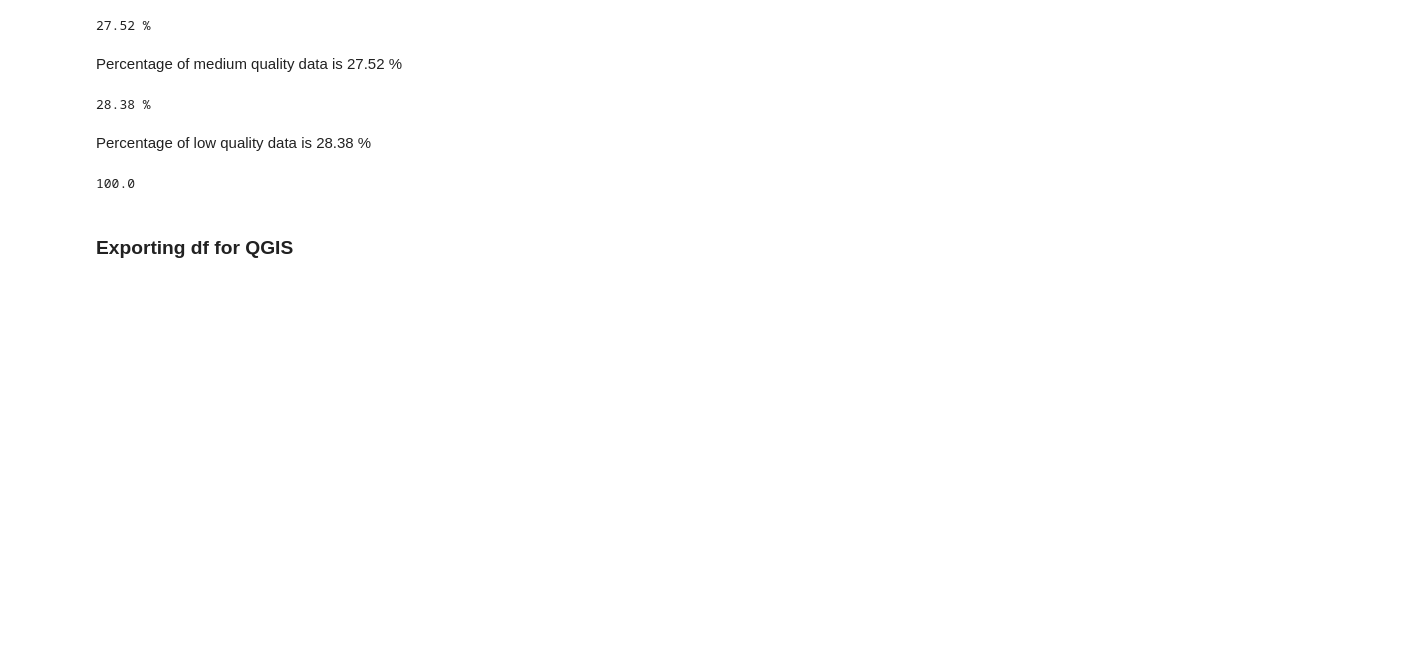
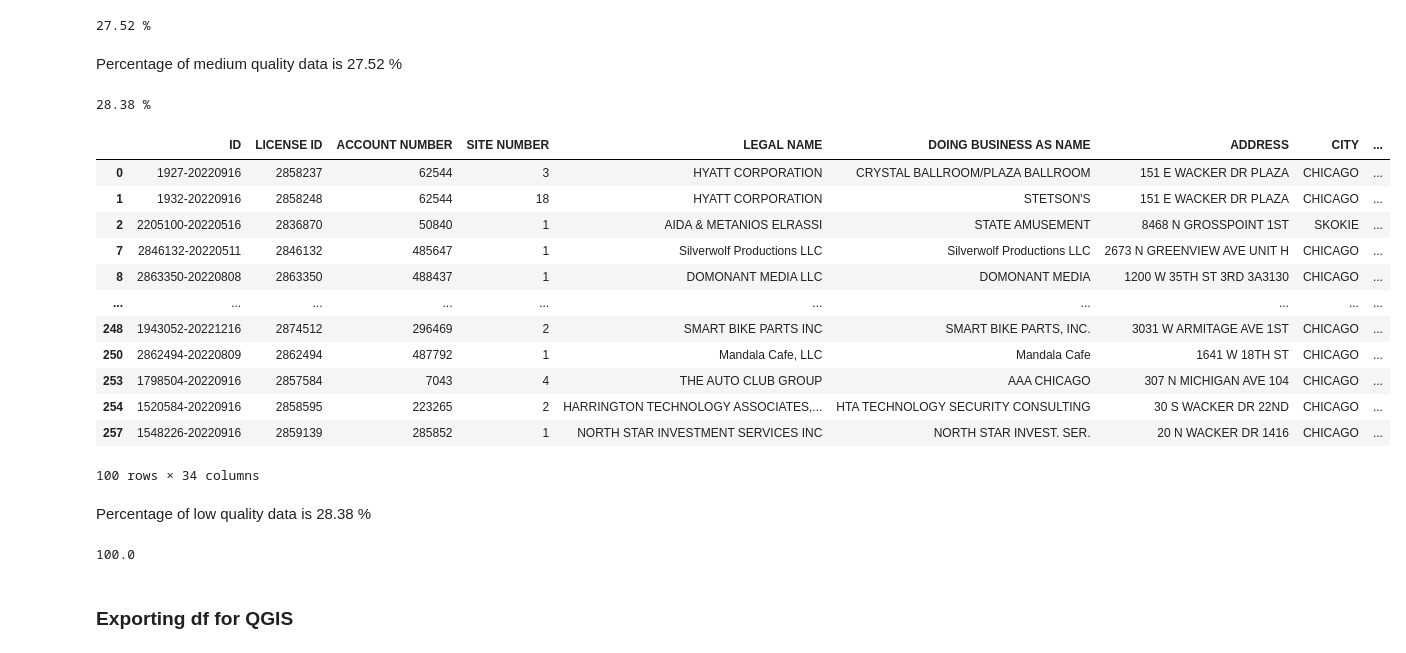
Before and after one commit to lhrustemov1/Data-Analysis-Chicago, a Jupyter notebook: Data-Analysis-Chicago.ipynb, the cells around one changed output. Drawn from its saved outputs; the diff is of its cells as text; code cells hidden in the pictures; blank space fills up the shorter version.

```diff
--- a/Data-Analysis-Chicago.ipynb
+++ b/Data-Analysis-Chicago.ipynb
@@ -1360,6 +1360,22 @@ low_quality_data = help_df[~help_df['ID'].isin(medium_quality_data['ID'])]
 percentage_low_quality_data = percentage(low_quality_data , df)
 # %% [output]
 28.38 %
+# %%
+low_quality_data.head(100)
+# %% [output]
+|  | ID | LICENSE ID | ACCOUNT NUMBER | SITE NUMBER | LEGAL NAME | DOING BUSINESS AS NAME | ADDRESS | CITY | ... |
+| 0 | 1927-20220916 | 2858237 | 62544 | 3 | HYATT CORPORATION | CRYSTAL BALLROOM/PLAZA BALLROOM | 151 E WACKER DR PLAZA | CHICAGO | ... |
+| 1 | 1932-20220916 | 2858248 | 62544 | 18 | HYATT CORPORATION | STETSON'S | 151 E WACKER DR PLAZA | CHICAGO | ... |
+| 2 | 2205100-20220516 | 2836870 | 50840 | 1 | AIDA & METANIOS ELRASSI | STATE AMUSEMENT | 8468 N GROSSPOINT 1ST | SKOKIE | ... |
+| 7 | 2846132-20220511 | 2846132 | 485647 | 1 | Silverwolf Productions LLC | Silverwolf Productions LLC | 2673 N GREENVIEW AVE UNIT H | CHICAGO | ... |
+| 8 | 2863350-20220808 | 2863350 | 488437 | 1 | DOMONANT MEDIA LLC | DOMONANT MEDIA | 1200 W 35TH ST 3RD 3A3130 | CHICAGO | ... |
+| ... | ... | ... | ... | ... | ... | ... | ... | ... | ... |
+| 248 | 1943052-20221216 | 2874512 | 296469 | 2 | SMART BIKE PARTS INC | SMART BIKE PARTS, INC. | 3031 W ARMITAGE AVE 1ST | CHICAGO | ... |
+| 250 | 2862494-20220809 | 2862494 | 487792 | 1 | Mandala Cafe, LLC | Mandala Cafe | 1641 W 18TH ST | CHICAGO | ... |
+| 253 | 1798504-20220916 | 2857584 | 7043 | 4 | THE AUTO CLUB GROUP | AAA CHICAGO | 307 N MICHIGAN AVE 104 | CHICAGO | ... |
+| 254 | 1520584-20220916 | 2858595 | 223265 | 2 | HARRINGTON TECHNOLOGY ASSOCIATES,... | HTA TECHNOLOGY SECURITY CONSULTING | 30 S WACKER DR 22ND | CHICAGO | ... |
+| 257 | 1548226-20220916 | 2859139 | 285852 | 1 | NORTH STAR INVESTMENT SERVICES INC | NORTH STAR INVEST. SER. | 20 N WACKER DR 1416 | CHICAGO | ... |
+100 rows × 34 columns
 # %% [markdown]
 Percentage of low quality data is 28.38 %
 # %%
```
Also changed, not shown: 1 other file.
